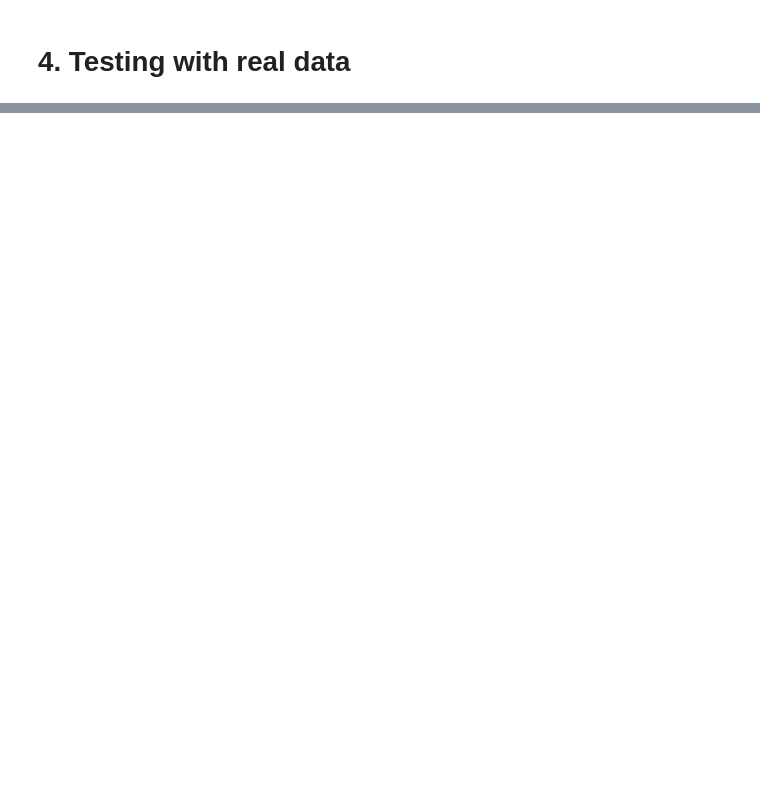
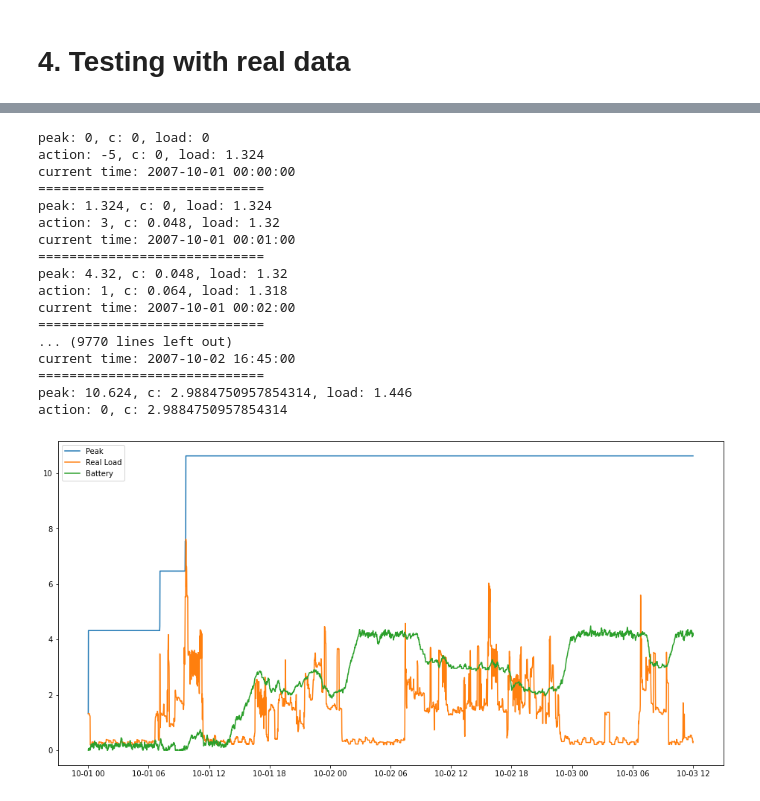
Before and after one commit to smoggy-P/Dynamic_Programming_Project, a Jupyter notebook: test_pytorch.ipynb, the cells around one changed output, grey strips where cells are left out. Saved outputs shown, nothing was run; the diff lists cells and outputs as text; code cells hidden in the pictures; blank space fills up the shorter version.

```diff
--- a/test_pytorch.ipynb
+++ b/test_pytorch.ipynb
@@ -10,8 +10,10 @@ from tqdm import tqdm
 warnings.filterwarnings('ignore')
 np.random.seed(0)
 
-resolution = 0.1 #unit: kW
+resolution = 0.4 #unit: kW
 control_resolution = 1 # TODO
+dt = 1/60 # hour
+T  = 360
 
 c_dis = np.arange(start=0, stop=7.01, step=resolution) # TODO kW`h should has larger resolution
 p_dis = np.arange(start=0, stop=15.01, step=resolution)
@@ -84,8 +145,8 @@ P_trans_file.close()
 # %% [markdown]
 Ensure the transition matrix is valid:
 # %%
-state_idx = 0
-u_idx = 0
+state_idx = 1000
+u_idx = 5
 
 sum = 0
 for j in range(n):
@@ -97,13 +158,17 @@ print(sum)
 # 3. Dynamic programming
 # %%
 import torch
+import pickle
+
+with open('data/P_trans.pkl', 'rb') as f:
+    P_trans = pickle.load(f)
 
 device = torch.device('cuda' if torch.cuda.is_available() else 'cpu')
 
 P_trans_tensor = torch.sparse_coo_tensor(list(zip(*P_trans.keys())), list(P_trans.values()), size=(n, u_dis.shape[0], n), device=device)
 
 T  = 360
-J = torch.tensor([get_pcl(i)[0] for i in range(n)], device=device).float()
+J = torch.tensor([get_pcl(i)[0] for i in range(n)], device=device)
 Actions = torch.zeros(size=(T, n), device=device)
 
 for t in range(T-1, 0, -1):
@@ -114,3 +185,7 @@ print(Actions.shape)
+# %%
+import pickle
+with open('data/Action_table.pkl', 'rb') as f:
+    Actions = pickle.load(f)
 # %% [markdown]
 # 4. Testing with real data
 # %%
@@ -129,30 +212,64 @@ print(df[:5])
 # %%
 import matplotlib.pyplot as plt
 import datetime
 
-simu_time = 12 # hour
-simu_step = int(simu_time / dt)
+simu_time = T * dt # hour
+simu_step = T * 10
 cur_time = df.index[0] #2007-10-01 00:00:00
 
 peaks = []
 loads = []
 times = []
+batteries = []
 
 env = Plant(dt=dt)
 p, c, l = env.reset(init_battery=0, init_peak=0, init_load=0)
+p_pre = p
 for i in range(simu_step):
     real_load = df.loc[cur_time, 'Load']
-    state_idx = get_idx(close_idx(p_dis, p), close_idx(c_dis, c), close_idx(l_dis, real_load))
+    state_idx = get_idx(close_idx(p_dis, p), close_idx(c_dis, c), close_idx(l_dis, l))
     action_idx = int(Actions[i%T][state_idx].item())
+
+
+    print("peak: {}, c: {}, load: {}".format(p, c, l))
     p, c, l = env.step(u_dis[action_idx], real_load)
+    if p == p_pre:
+
+        pass
     print("action: {}, c: {}, load: {}".format(u_dis[action_idx], c, l))
-    cur_time += datetime.timedelta(hours=1/30)
+    print("current time:", cur_time)
+    print("=============================")
+
+    p_pre = p
+
+    cur_time += datetime.timedelta(hours=dt)
     times.append(cur_time)
-    peaks.append(p)
+    peaks.append(l + u_dis[action_idx])
     loads.append(l)
+    batteries.append(c)
 
 fig, axs = plt.subplots(1, figsize=(16, 8))
 axs.plot(times, peaks, label='Peak')
 axs.plot(times, loads, label='Real Load')
+axs.plot(times, batteries, label='Battery')
 axs.legend()
 plt.show()
+# %% [output]
+peak: 0, c: 0, load: 0
+action: -5, c: 0, load: 1.324
+current time: 2007-10-01 00:00:00
+=============================
+peak: 1.324, c: 0, load: 1.324
+action: 3, c: 0.048, load: 1.32
+current time: 2007-10-01 00:01:00
+=============================
+peak: 4.32, c: 0.048, load: 1.32
+action: 1, c: 0.064, load: 1.318
+current time: 2007-10-01 00:02:00
+=============================
+... (9770 lines left out)
+current time: 2007-10-02 16:45:00
+=============================
+peak: 10.624, c: 2.9884750957854314, load: 1.446
+action: 0, c: 2.9884750957854314
+[figure, added]
```
Also changed, not shown: parts of 7 cells of this notebook, 1 other file.
